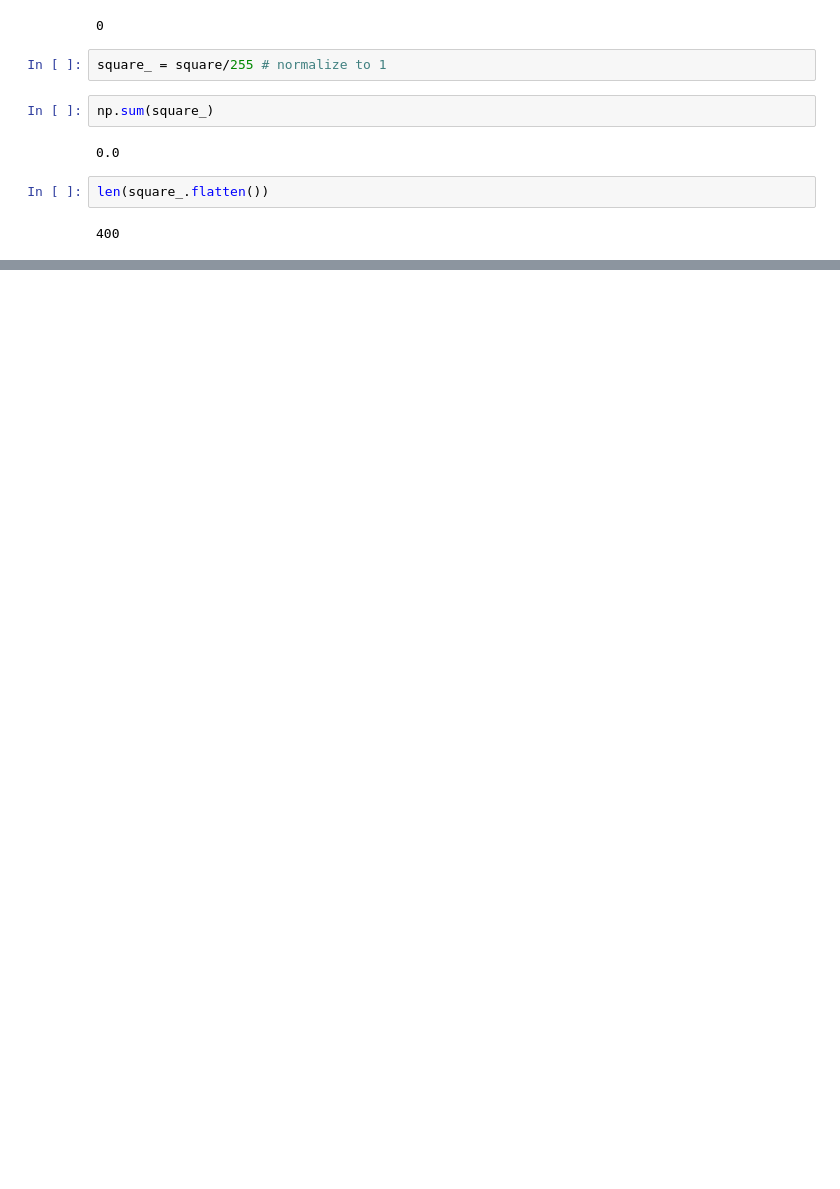
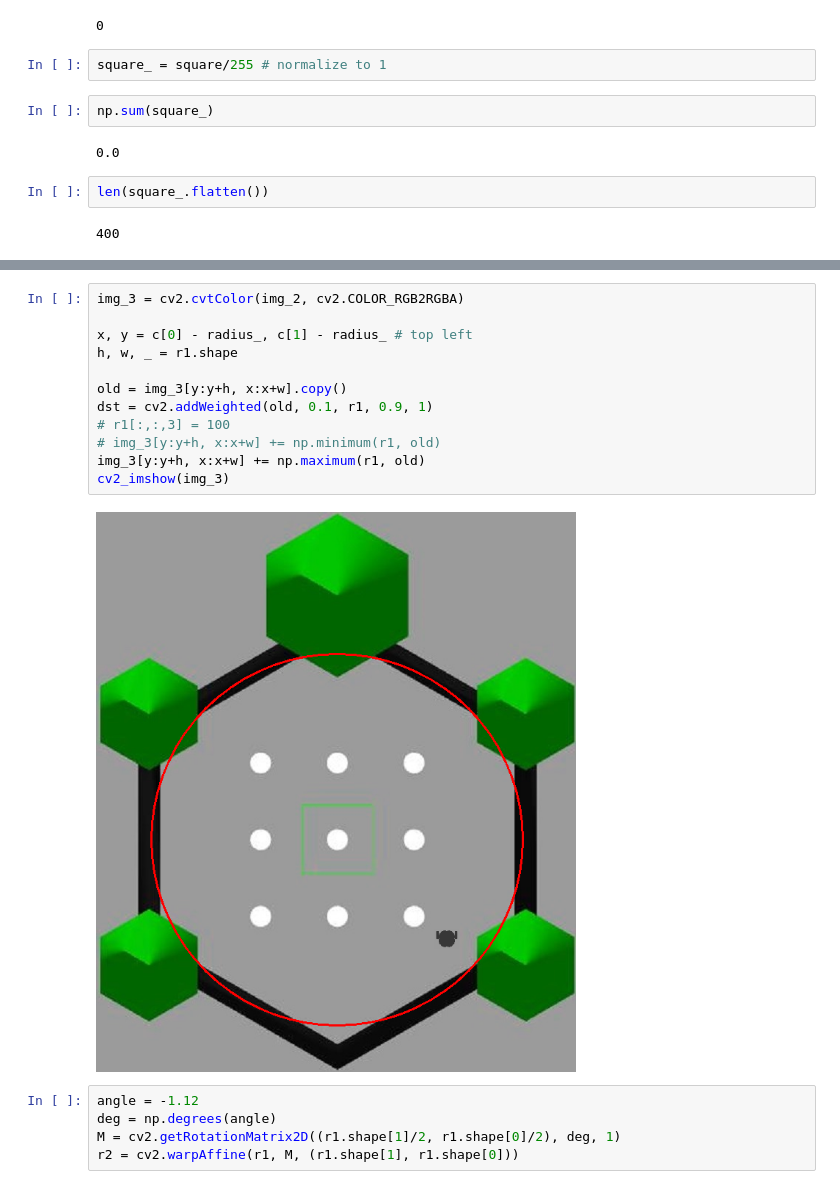
Before and after one commit to Reinforcement-Learning-F22/RobotNavigation, a Jupyter notebook: rl_map.ipynb, the cells around one changed output, grey strips where cells are left out. Cells and saved outputs as stored; diff of their text form; blank space fills up the shorter version.

```diff
--- a/rl_map.ipynb
+++ b/rl_map.ipynb
@@ -126,0 +145,19 @@ len(square_.flatten())
+# %%
+img_3 = cv2.cvtColor(img_2, cv2.COLOR_RGB2RGBA)
+
+x, y = c[0] - radius_, c[1] - radius_ # top left
+h, w, _ = r1.shape
+
+old = img_3[y:y+h, x:x+w].copy()
+dst = cv2.addWeighted(old, 0.1, r1, 0.9, 1)
+# r1[:,:,3] = 100
+# img_3[y:y+h, x:x+w] += np.minimum(r1, old)
+img_3[y:y+h, x:x+w] += np.maximum(r1, old)
+cv2_imshow(img_3)
+# %% [output]
+[figure, added]
+# %%
+angle = -1.12
+deg = np.degrees(angle)
+M = cv2.getRotationMatrix2D((r1.shape[1]/2, r1.shape[0]/2), deg, 1)
+r2 = cv2.warpAffine(r1, M, (r1.shape[1], r1.shape[0]))
```
Also changed, not shown: parts of 5 cells of this notebook, 2 other files.
